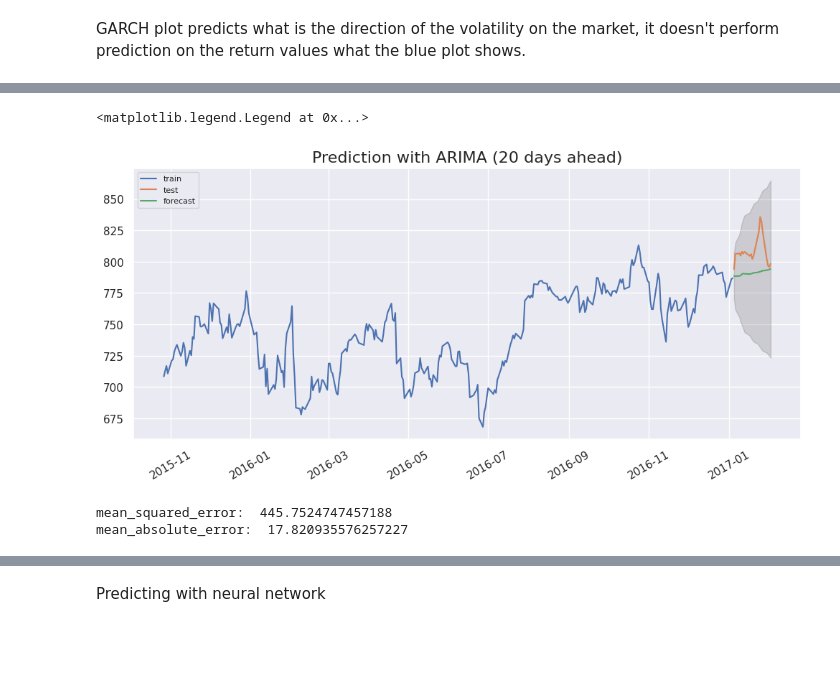
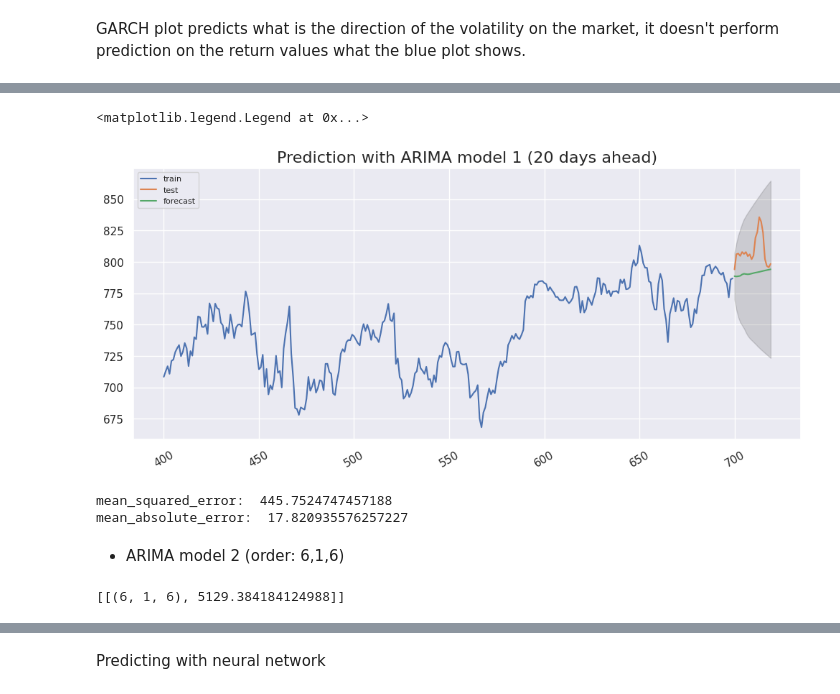
Before and after one commit to vbanai/Time-series-analysis, a Jupyter notebook: StockExchange.ipynb, the cells around one changed output, grey strips where cells are left out. Cells and saved outputs as stored; diff of their text form; code cells hidden in the pictures; blank space fills up the shorter version.

```diff
--- a/StockExchange.ipynb
+++ b/StockExchange.ipynb
@@ -1022,3 +1017,7 @@ predictions= model_arima_fit.forecast(steps=175, alpha=0.05)[0]
+# %%
+dataset_Google=pd.read_csv("/content/file_destination/individual_stocks_5yr/individual_stocks_5yr/GOOG_data.csv")
+train = dataset_Google.close[:700]
+test = dataset_Google.close[700:]
 # %%
 model_arima = ARIMA(train,order=(9, 1, 0))
 model_arima_fit = model_arima.fit()
@@ -1048,27 +1026,27 @@ predictions[0]
 # %%
 lower=pd.Series(predictions[2][:,0], index=test[:20].index)
 upper=pd.Series(predictions[2][:,1], index=test[:20].index)
 forecast=pd.Series(predictions[0], index=test[:20].index)
 
 
 #lower_conversiontolist=lower.to_numpy('str').tolist()
 #upper_conversiontolist=upper.to_numpy('str').tolist()
 
 #a=[float(i) for x in lower_conversiontolist for i in x]
 #b=[float(i) for x in upper_conversiontolist for i in x]
 
 plt.figure(figsize=(12,5), dpi=100)
 plt.plot(train[-300:], label='train')
 plt.plot(test[:20], label='test')
 plt.plot(forecast, label='forecast')
 plt.fill_between(lower.index, y1=lower, y2=upper,
                  color='k', alpha=.15)
 plt.xticks(rotation = 30)
-plt.title("Prediction with ARIMA (20 days ahead)", fontsize=16)
+plt.title("Prediction with ARIMA model 1 (20 days ahead)", fontsize=16)
 plt.legend(loc='upper left', fontsize=8)
 # %% [output]
 <matplotlib.legend.Legend at 0x...>
-[figure, old version]
+[figure, new version]
 # %%
 import tensorflow as tf
 from tensorflow import keras
@@ -1078,3 +1056,5 @@ print("mean_absolute_error: ", keras.metrics.mean_absolute_error(test[:20], pred
 # %% [output]
 mean_squared_error:  445.7524747457188
 mean_absolute_error:  17.820935576257227
+# %% [markdown]
+- ARIMA model 2 (order: 6,1,6)
@@ -1080,0 +1068,26 @@ mean_absolute_error:  17.820935576257227
+# %%
+import warnings
+warnings.filterwarnings('ignore')
+List=[]
+for param in pdq:
+    try:
+
+        model_arima = ARIMA(train,order=param)
+        model_arima_fit = model_arima.fit()
+        List.append([param, model_arima_fit.aic])
+        #List.append(param,model_arima_fit.aic)
+    except:
+        continue
+
+MIN_AIC=[]
+for i in range(len(List)):
+  if MIN_AIC==[]:
+    MIN_AIC.append(List[i])
+
+  if float(MIN_AIC[0][1])>float(List[i][1]):
+    MIN_AIC=[]
+    MIN_AIC.append(List[i])
+
+MIN_AIC
+# %% [output]
+[[(6, 1, 6), 5129.384184124988]]
```
Also changed, not shown: parts of 82 cells of this notebook.
